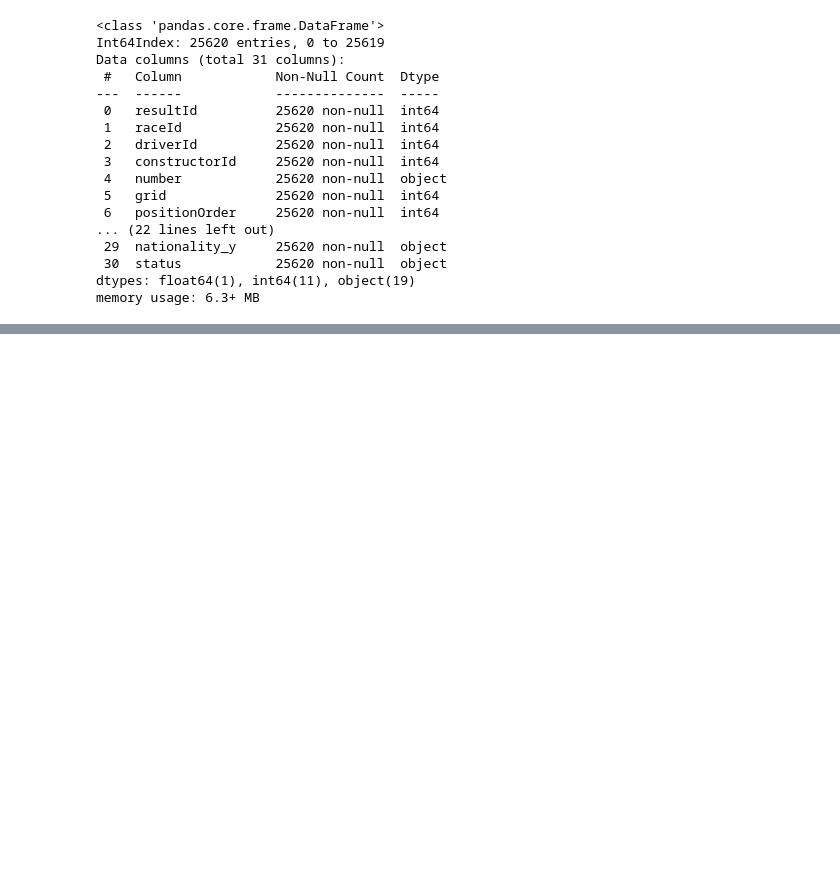
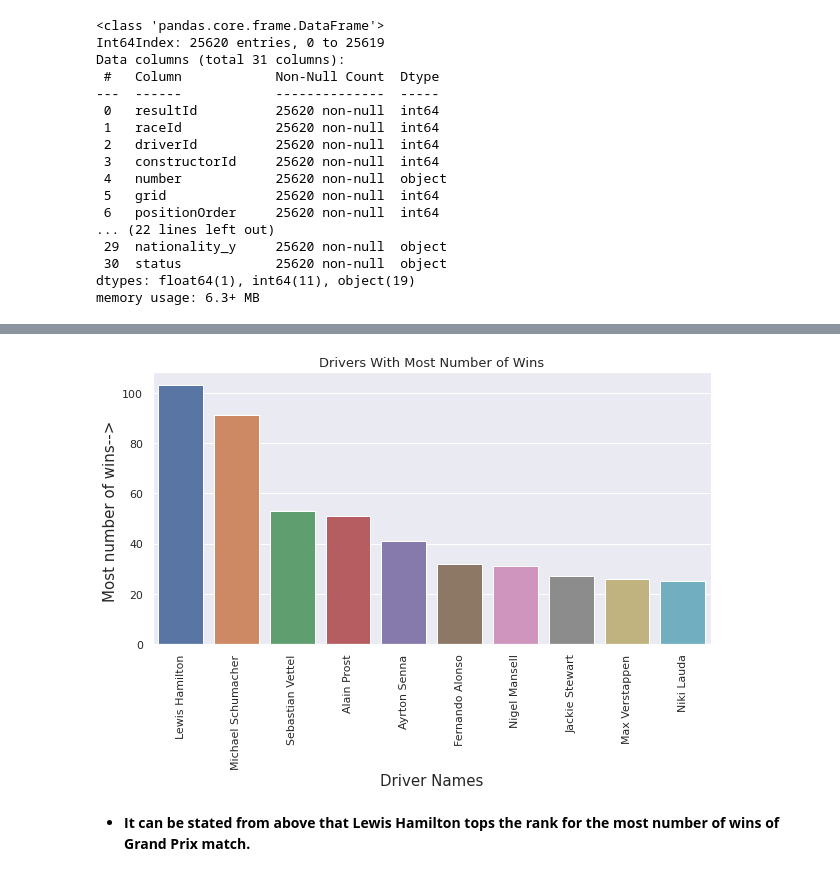
Before and after one commit to Kousikdutta1/Formula-1-Data-Analysis, a Jupyter notebook: Formula_1_Exploratory_Data_Analysis.ipynb, the cells around one changed output, grey strips where cells are left out. Cells and saved outputs as stored; diff of their text form; code cells hidden in the pictures; blank space fills up the shorter version.

```diff
--- a/Formula_1_Exploratory_Data_Analysis.ipynb
+++ b/Formula_1_Exploratory_Data_Analysis.ipynb
@@ -441,0 +534,8 @@ memory usage: 6.3+ MB
+# %%
+# Let's get the years from the days
+
+f1df['driver_age'] = round(f1df['driver_age'].dt.days/365,2)
+# %%
+# We can now drop the 'dob' column, as it is not necessary.
+
+f1df.drop(['dob'], inplace = True, axis = 1)
@@ -441,0 +553,8 @@ memory usage: 6.3+ MB
+# %%
+#  Let's check the dataset for the name of the drivers who own the Grand Prix maximum number of times.
+
+drivers_with_most_wins = f1df[f1df['positionOrder'] == 1]
+# %%
+# let's create a dataframe and look for the most number of wins by drivers.
+
+drivers_with_most_wins = drivers_with_most_wins.groupby('driver_name')['positionOrder'].count().sort_values(ascending = False).to_frame().reset_index()
@@ -441,0 +577,15 @@ memory usage: 6.3+ MB
+# %%
+# Let's plot a barplot for the Most Number of GP Wins V/S Driver Names.
+
+plt.figure(figsize=(10,5))
+sns.set(style="darkgrid")
+sns.barplot(x = "driver_name", y = 'positionOrder', data = drivers_with_most_wins.head(10))
+plt.title("Drivers With Most Number of Wins", fontsize = 13)
+plt.xlabel("Driver Names", fontsize = 15)
+plt.ylabel("Most number of wins--> ", fontsize = 15)
+plt.xticks(rotation=90)
+plt.show()
+# %% [output]
+[figure, added]
+# %% [markdown]
+* **It can be stated from above that Lewis Hamilton tops the rank for the most number of wins of Grand Prix match.**
```
Also changed, not shown: parts of 19 cells of this notebook.
